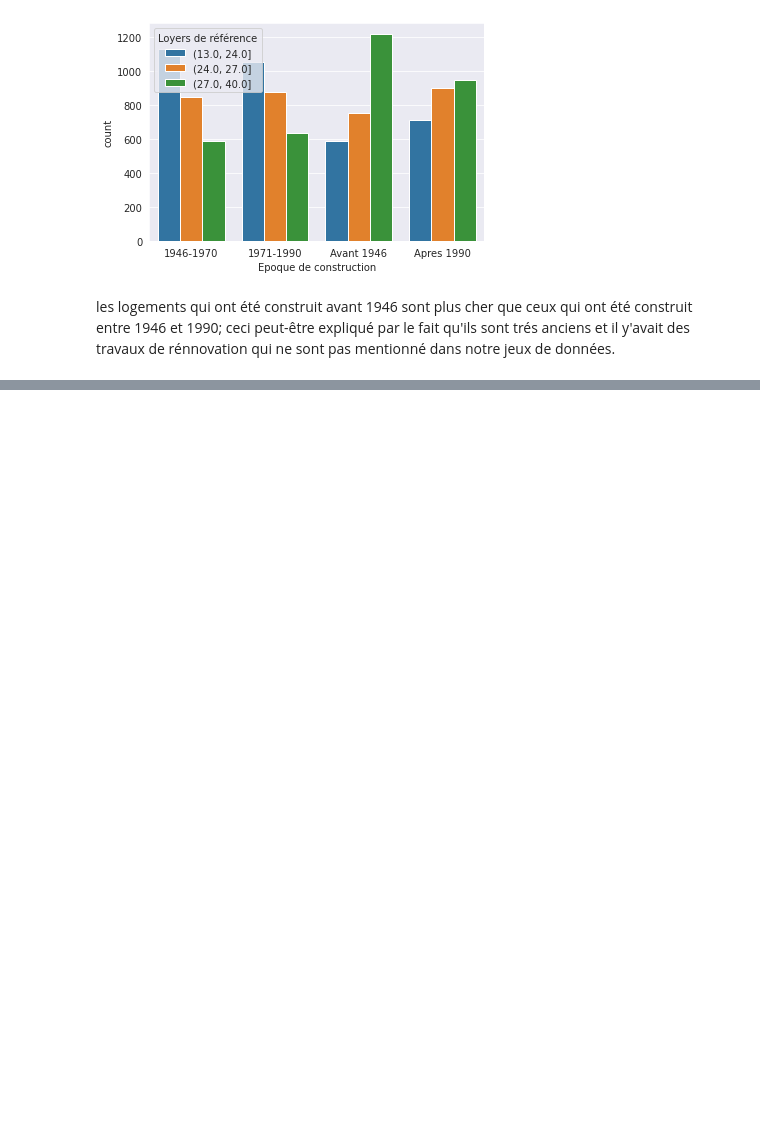
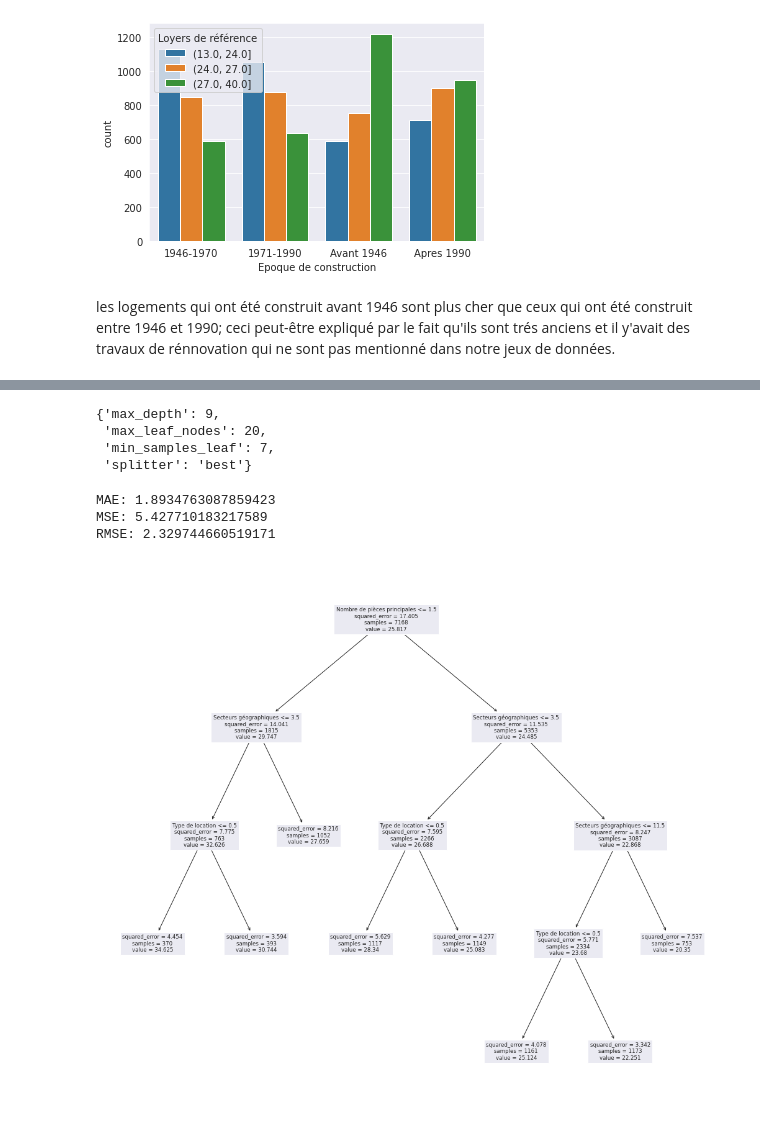
Before and after one commit to dhiakhouja/logement_analyse, a Jupyter notebook: logement-encadrement-des-loyers.ipynb, the cells around one changed output, grey strips where cells are left out. Drawn from its saved outputs; the diff is of its cells as text; code cells hidden in the pictures; blank space fills up the shorter version.

```diff
--- a/logement-encadrement-des-loyers.ipynb
+++ b/logement-encadrement-des-loyers.ipynb
@@ -343,0 +423,2 @@ les logements qui ont été construit avant 1946 sont plus cher que ceux qui ont
+# %%
+tuning_model.fit(df_explica,data_target)
@@ -343,0 +449,33 @@ les logements qui ont été construit avant 1946 sont plus cher que ceux qui ont
+# %%
+tuning_model.best_params_
+# %% [output]
+{'max_depth': 9,
+ 'max_leaf_nodes': 20,
+ 'min_samples_leaf': 7,
+ 'splitter': 'best'}
+# %%
+tuned_hyper_model=DecisionTreeRegressor(max_depth=5,max_leaf_nodes= 8,
+ min_samples_leaf=3,splitter='best')
+# %%
+from sklearn.model_selection import train_test_split
+X_train, X_test, y_train, y_test = train_test_split(df_explica, data_target, test_size=0.3, random_state=0)
+# %%
+tuned_hyper_model.fit(X_train,y_train)
+tuned_pred=tuned_hyper_model.predict(X_test)
+# %%
+from sklearn import metrics
+
+print('MAE:', metrics.mean_absolute_error(y_test,tuned_pred))
+print('MSE:', metrics.mean_squared_error(y_test, tuned_pred))
+print('RMSE:', np.sqrt(metrics.mean_squared_error(y_test, tuned_pred)))
+# %% [output]
+MAE: 1.8934763087859423
+MSE: 5.427710183217589
+RMSE: 2.329744660519171
+# %%
+from sklearn.tree import plot_tree
+
+_, ax = plt.subplots(figsize=(18, 16))
+_ = plot_tree(tuned_hyper_model, feature_names=var_explica, ax=ax)
+# %% [output]
+[figure, added]
```
Also changed, not shown: parts of 18 cells of this notebook.
